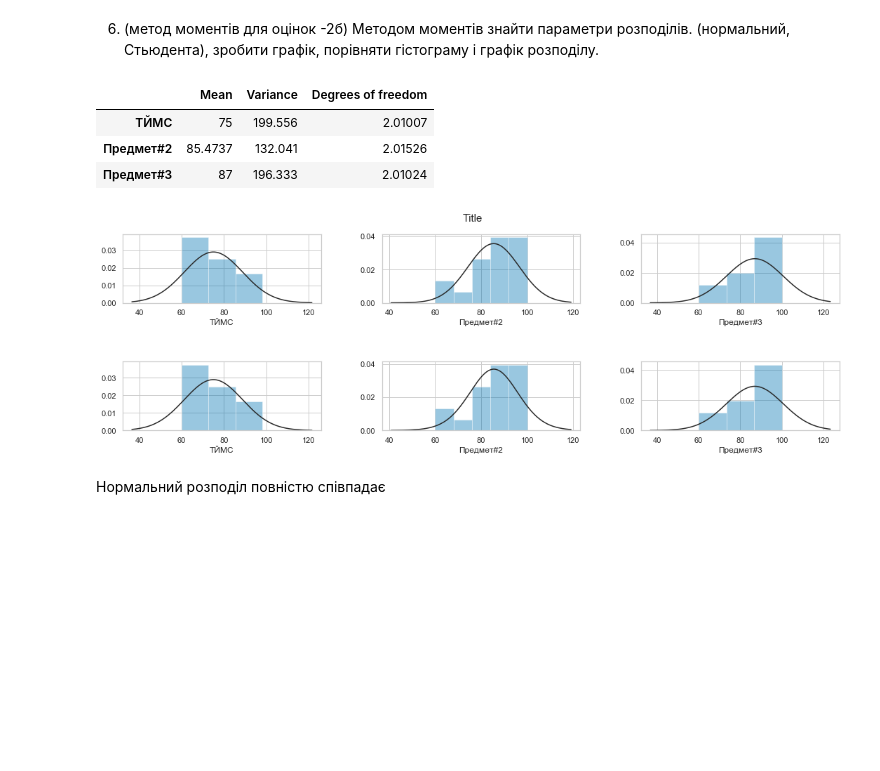
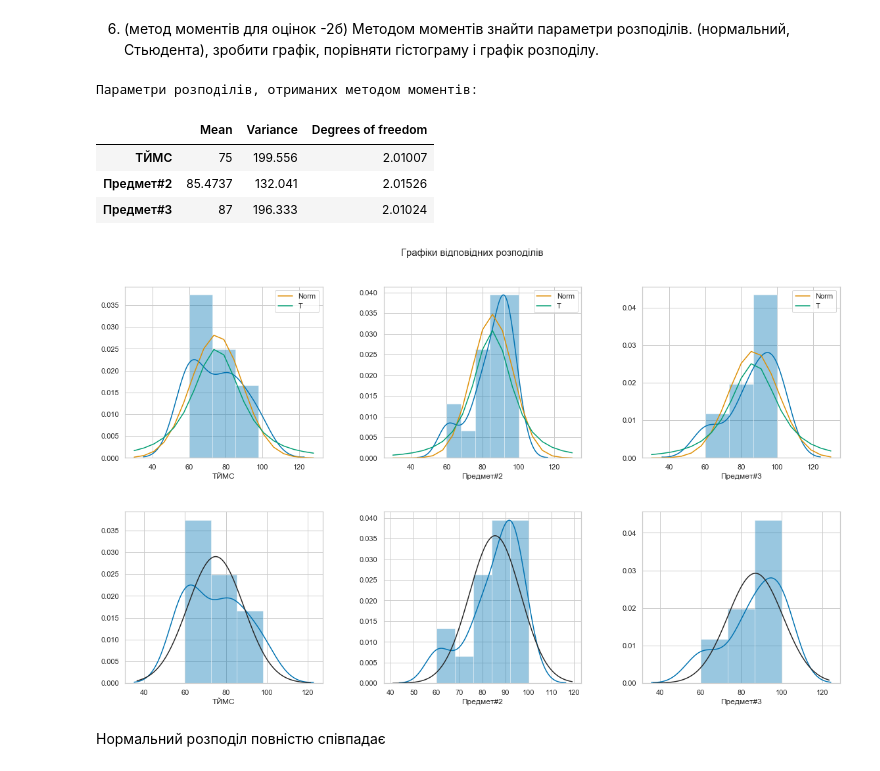
Before and after one commit to EddieKro/Data-Analysis, a Jupyter notebook: projects/poll/PM4_EDA.ipynb, the cells around one changed output. Saved outputs shown, nothing was run; the diff lists cells and outputs as text; code cells hidden in the pictures; blank space fills up the shorter version.

```diff
--- a/projects/poll/PM4_EDA.ipynb
+++ b/projects/poll/PM4_EDA.ipynb
@@ -223,9 +223,9 @@ data[grade_cols].mean().plot(figsize=(15,5),kind='barh')
 fig, axs = plt.subplots(3,3,figsize = (16,12))
 fig.suptitle("Marks' Histograms, cumulative histograms & EDF",fontsize=14)
 for i,col in enumerate(grade_cols):
-    data[col].plot(kind='hist',ax=axs[0,i])
+    data[col].hist(ax=axs[0,i])
 
-    data[col].plot(kind='hist',cumulative=True,density=True,ax=axs[1,i])
+    data[col].hist(cumulative=True,density=True,ax=axs[1,i])
     percentiles = np.percentile(data[col], [25, 50, 75])
     axs[1,i].vlines(percentiles, ymin=0, ymax=1, color='y')
 
@@ -234,5 +234,5 @@ for i,col in enumerate(grade_cols):
     axs[2,i].set_title('ECDF')
 
 fig.tight_layout(w_pad = 5,h_pad = 5)
-fig.subplots_adjust(top = 0.8)
+fig.subplots_adjust(top = 0.9)
 # %% [output]
@@ -310,23 +310,35 @@ for col in marks:
     dist_params.loc[col]['Mean'] = marks[col].mean()
     dist_params.loc[col]['Variance']= marks[col].var()
     dist_params.loc[col]['Degrees of freedom']= magic.ddof(marks[col].var())#params of T-dist using variance
+print('Параметри розподілів, отриманих методом моментів:')
 dist_params
 # %% [output]
+Параметри розподілів, отриманих методом моментів:
 |  | Mean | Variance | Degrees of freedom |
 | ТЙМС | 75 | 199.556 | 2.01007 |
 | Предмет#2 | 85.4737 | 132.041 | 2.01526 |
 | Предмет#3 | 87 | 196.333 | 2.01024 |
 # %%
-fig,axs = plt.subplots(2,3,figsize=(15,5))
-plt.suptitle('Title',fontsize=15)
+fig,axs = plt.subplots(2,3,figsize=(16,10))
+plt.suptitle('Графіки відповідних розподілів',fontsize=15)
+
 for i,col in enumerate(marks):
-    mu,sigma = marks[col].mean(),marks[col].var()
-    sns.distplot(marks[col],fit=stats.norm,kde=False,ax=axs[i//3,i%3])
-    sns.distplot(marks[col],fit=stats.t,kde=False,ax=axs[1+i//3,i%3])
+    mu,sigma,dof = marks[col].mean(),marks[col].std(),magic.ddof(marks[col].var())
+    #data[col].hist(ax=axs[i//3,i%3],density=True)
+    sns.distplot(marks[col],ax=axs[i//3,i%3])
+    lnspc = np.linspace(data[col].min()-30, data[col].max()+30, data[col].shape[0])
+
+    pdf_n = stats.norm.pdf(lnspc,mu,sigma)
+    pdf_t = stats.t.pdf(lnspc,dof,mu,sigma)
+    axs[i//3,i%3].plot(lnspc, pdf_n, label="Norm")
+    axs[i//3,i%3].plot(lnspc, pdf_t, label="T")
+    axs[i//3,i%3].legend()
+
+    sns.distplot(marks[col],fit=stats.norm,kde=True,ax=axs[1+i//3,i%3])
+
 fig.tight_layout(h_pad=5, w_pad=5)
-
 fig.subplots_adjust(top=0.9)
 # %% [output]
-[figure, old version]
+[figure, new version]
 # %% [markdown]
 Нормальний розподіл повністю співпадає
```
Also changed, not shown: parts of 1 cell of this notebook.
